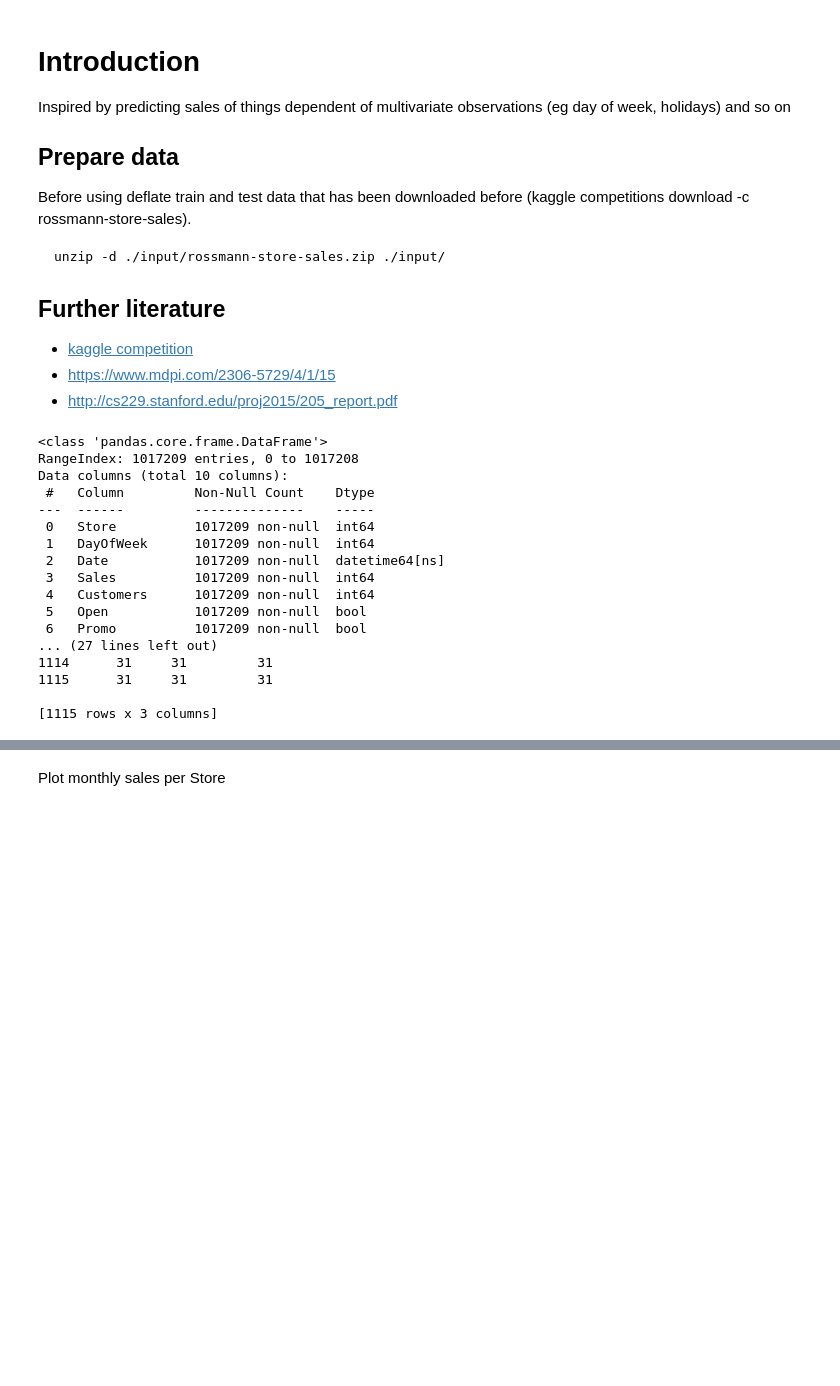
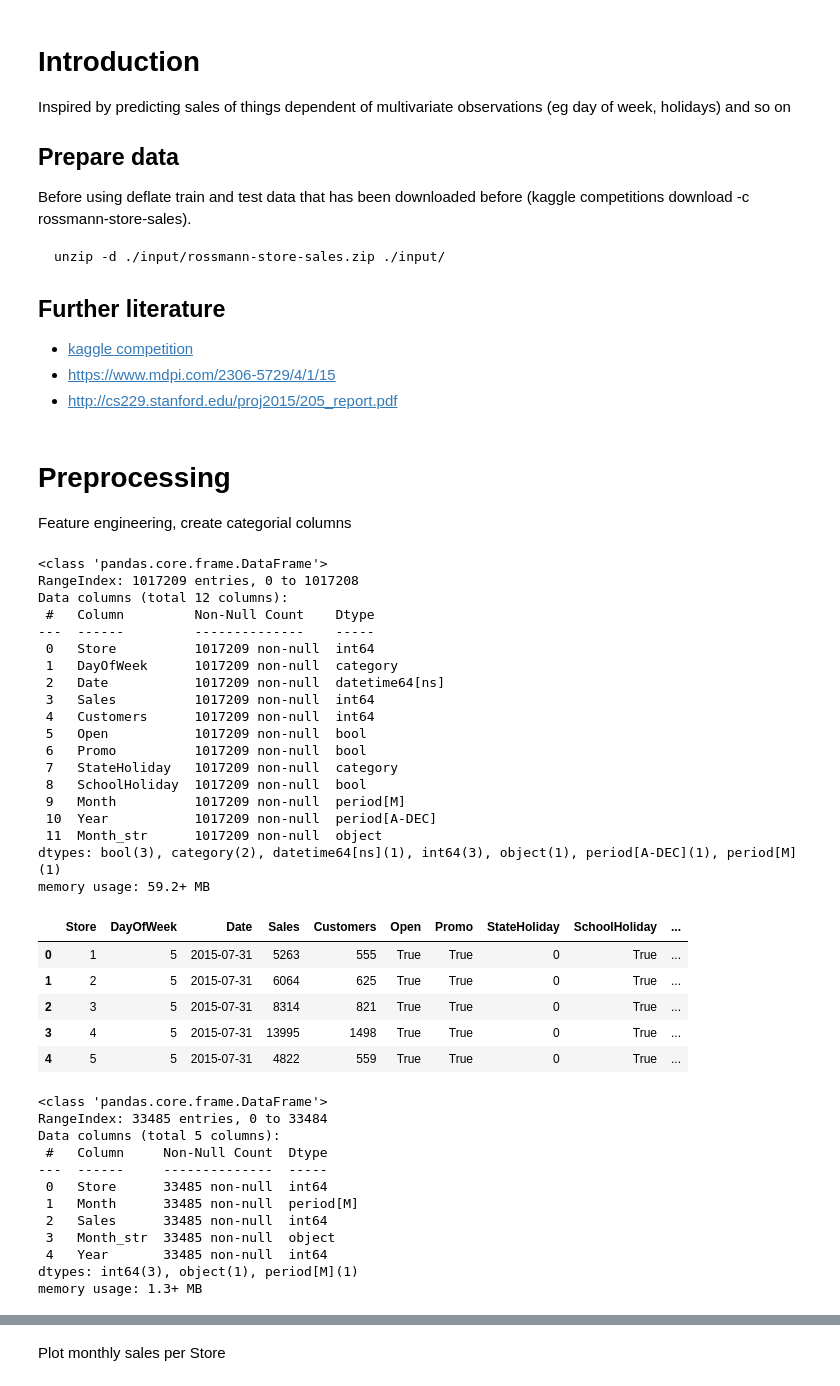
Before and after one commit to bruennijs/kaggle_rossmann_sales, a Jupyter notebook: regression.ipynb, the cells around one changed output, grey strips where cells are left out. Cells and saved outputs as stored; diff of their text form; code cells hidden in the pictures; blank space fills up the shorter version.

```diff
--- a/regression.ipynb
+++ b/regression.ipynb
@@ -13,49 +13,78 @@ unzip -d ./input/rossmann-store-sales.zip ./input/
 - [kaggle competition](https://www.kaggle.com/c/rossmann-store-sales)
 - https://www.mdpi.com/2306-5729/4/1/15
 - http://cs229.stanford.edu/proj2015/205_report.pdf
+# %% [markdown]
+# Preprocessing
+Feature engineering, create categorial columns
 # %%
-from pandas.core.groupby import DataFrameGroupBy
 import pandas as pd
 from pandas import DataFrame
 
-df_train: DataFrame = pd.read_csv('./input/train.csv', parse_dates=['Date'], dtype={'StateHoliday': str, 'Open': bool, 'Promo': bool, 'SchoolHoliday': str})
+from IPython.core.interactiveshell import InteractiveShell
+InteractiveShell.ast_node_interactivity = "all"
+
+df_train: DataFrame = pd.read_csv('./input/train.csv', parse_dates=['Date'], dtype={'StateHoliday': str, 'Open': bool, 'Promo': bool, 'SchoolHoliday': bool})
 
 # FEATURE ENGINEERING
 ## month
 df_train['Month'] = pd.DatetimeIndex(df_train['Date']).to_period('M')
+df_train['Year'] = pd.DatetimeIndex(df_train['Date']).to_period('Y')
+df_train['Month_str'] = df_train['Month'].map(lambda month_period:month_period.strftime('%Y-%m'))
+
+## StateHoliday -> categorial
+df_train['StateHoliday'] = df_train['StateHoliday'].astype('category')
+
+## StateHoliday -> categorial
+df_train['DayOfWeek'] = df_train['DayOfWeek'].astype('category')
 
 df_train.info()
-#df_train.head(5)
+df_train.head(5)
 
-# df_train MONTHLY aggregate
+
+
+# ==== MONTHLY sales =====
 s_sales_monthly: pd.Series = df_train.groupby(by=['Store', 'Month']).Sales.sum()
-df_sales_monthly = s_sales_monthly.reset_index(drop=False) # Sets columns of MUltiIndex as columns of dataframe with drop=False
+df_sales_monthly = s_sales_monthly.reset_index(drop=False) # Sets columns of MUltiIndex as columns of
 df_sales_monthly['Month_str'] = df_sales_monthly['Month'].map(lambda month_period:month_period.strftime('%Y-%m'))
-print(df_sales_monthly.head(10))
-
-# Count of month per Store
-#print(df_sales_monthly.groupby(by=['Store']).count())
-
-df_sales_monthly_stores_range = df_sales_monthly[(df_sales_monthly['Store'] < 6) & (df_sales_monthly['Store'] > 0)]
-
-# First 10 stores
-df_train_stores_range = df_train[(df_train['Store'] < 6) & (df_train['Store'] > 0)]
-#df_train_stores_5.head(10)
+df_sales_monthly['Year'] = df_sales_monthly['Month'].map(lambda month_period:month_period.strftime('%Y')).astype('int64')
+# dataframe with drop=False
+df_sales_monthly.info()
+df_sales_monthly.head(10)
 # %% [output]
 <class 'pandas.core.frame.DataFrame'>
 RangeIndex: 1017209 entries, 0 to 1017208
-Data columns (total 10 columns):
+Data columns (total 12 columns):
  #   Column         Non-Null Count    Dtype
 ---  ------         --------------    -----
  0   Store          1017209 non-null  int64
- 1   DayOfWeek      1017209 non-null  int64
+ 1   DayOfWeek      1017209 non-null  category
  2   Date           1017209 non-null  datetime64[ns]
  3   Sales          1017209 non-null  int64
  4   Customers      1017209 non-null  int64
  5   Open           1017209 non-null  bool
  6   Promo          1017209 non-null  bool
-... (27 lines left out)
-1114      31     31         31
-1115      31     31         31
-
-[1115 rows x 3 columns]
+ 7   StateHoliday   1017209 non-null  category
+ 8   SchoolHoliday  1017209 non-null  bool
+ 9   Month          1017209 non-null  period[M]
+ 10  Year           1017209 non-null  period[A-DEC]
+ 11  Month_str      1017209 non-null  object
+dtypes: bool(3), category(2), datetime64[ns](1), int64(3), object(1), period[A-DEC](1), period[M](1)
+memory usage: 59.2+ MB
+|  | Store | DayOfWeek | Date | Sales | Customers | Open | Promo | StateHoliday | SchoolHoliday | ... |
+| 0 | 1 | 5 | 2015-07-31 | 5263 | 555 | True | True | 0 | True | ... |
+| 1 | 2 | 5 | 2015-07-31 | 6064 | 625 | True | True | 0 | True | ... |
+| 2 | 3 | 5 | 2015-07-31 | 8314 | 821 | True | True | 0 | True | ... |
+| 3 | 4 | 5 | 2015-07-31 | 13995 | 1498 | True | True | 0 | True | ... |
+| 4 | 5 | 5 | 2015-07-31 | 4822 | 559 | True | True | 0 | True | ... |
+<class 'pandas.core.frame.DataFrame'>
+RangeIndex: 33485 entries, 0 to 33484
+Data columns (total 5 columns):
+ #   Column     Non-Null Count  Dtype
+---  ------     --------------  -----
+ 0   Store      33485 non-null  int64
+ 1   Month      33485 non-null  period[M]
+ 2   Sales      33485 non-null  int64
+ 3   Month_str  33485 non-null  object
+ 4   Year       33485 non-null  int64
+dtypes: int64(3), object(1), period[M](1)
+memory usage: 1.3+ MB
```
Also changed, not shown: parts of 4 cells of this notebook.
